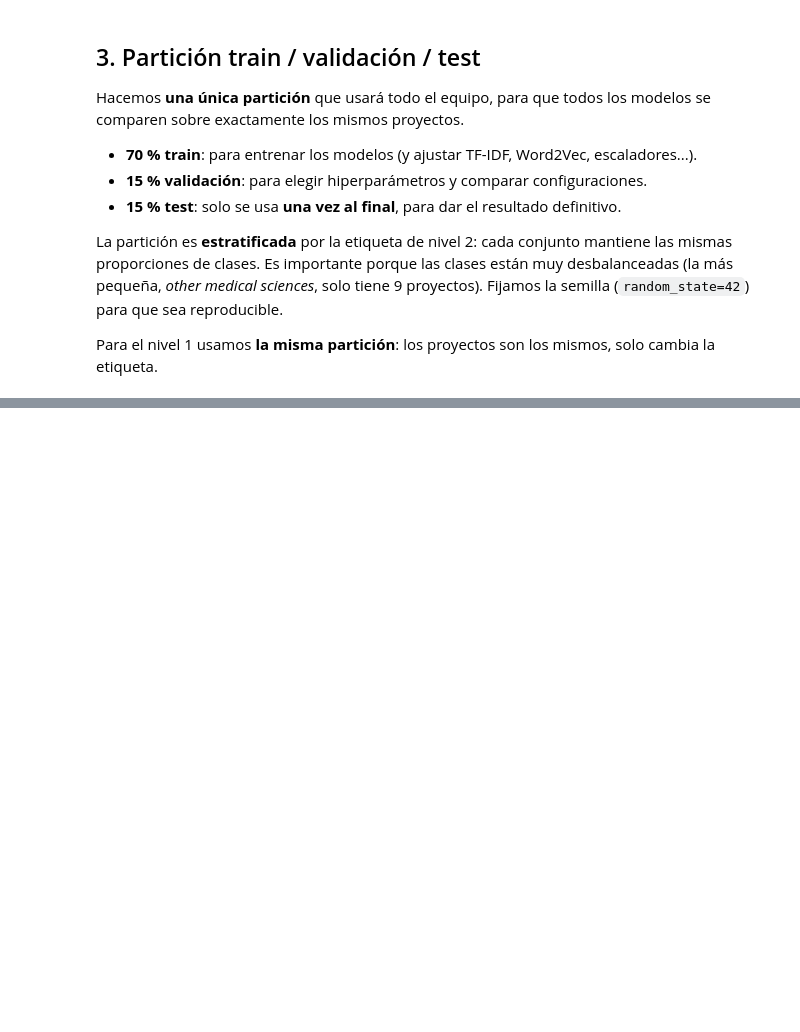
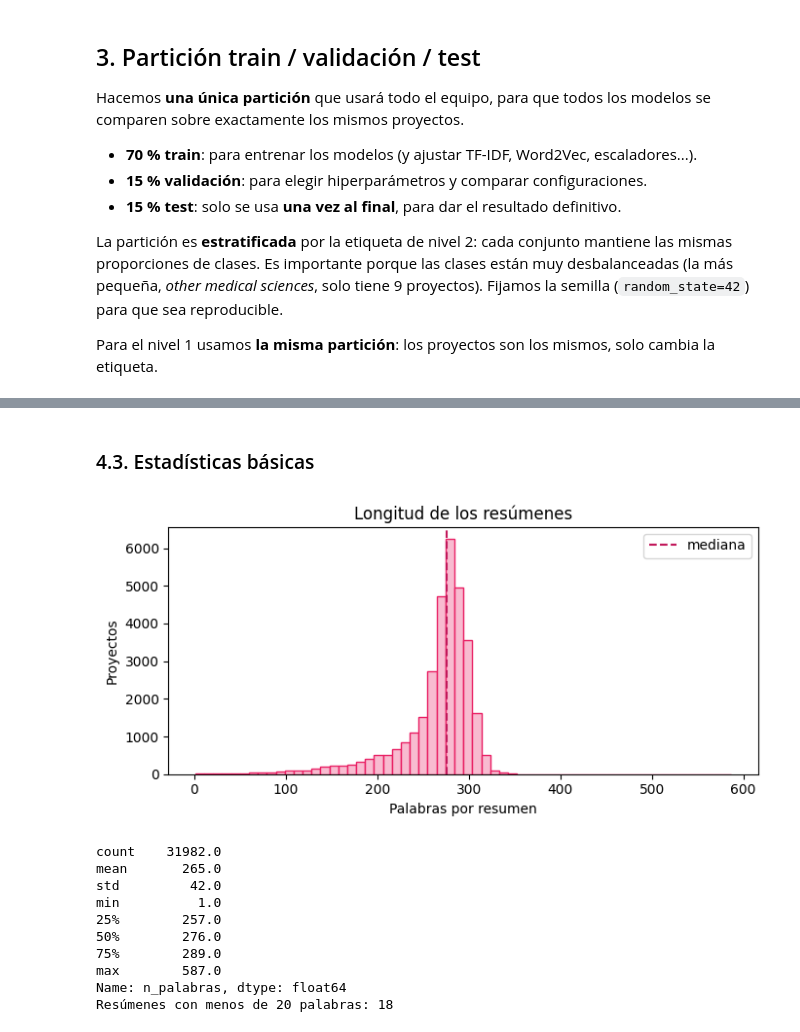
Before and after one commit to juliaaperz/cordis-h2020, a Jupyter notebook: notebooks/01_datos_eda.ipynb, the cells around one changed output, grey strips where cells are left out. Cells and saved outputs as stored; diff of their text form; code cells hidden in the pictures; blank space fills up the shorter version.

```diff
--- a/notebooks/01_datos_eda.ipynb
+++ b/notebooks/01_datos_eda.ipynb
@@ -194,0 +323,36 @@ particion["conjunto"].value_counts()
+# %% [markdown]
+### 4.3. Estadísticas básicas
+# %%
+# Longitud de los resúmenes en palabras
+datos["n_palabras"] = datos["summary"].str.split().str.len()
+
+plt.figure(figsize=(7, 3.5))
+plt.hist(datos["n_palabras"], bins=60, color="#f8bbd0", edgecolor="#e91e63")
+plt.axvline(datos["n_palabras"].median(), color="#c2185b", linestyle="--", label="mediana")
+plt.xlabel("Palabras por resumen")
+plt.ylabel("Proyectos")
+plt.legend()
+plt.title("Longitud de los resúmenes")
+plt.tight_layout()
+plt.savefig(RUTA_FIGURAS + "eda_longitud_resumenes.png", dpi=120)
+plt.show()
+
+print(datos["n_palabras"].describe().round(0))
+
+# Hay algunos resúmenes casi vacíos: los contamos (no los quitamos, son muy pocos)
+print(f"Resúmenes con menos de 20 palabras: {(datos['n_palabras'] < 20).sum()}")
+
+# Nota: BERT trabaja en tokens, no en palabras (una palabra puede dar varios tokens).
+# Cuántos resúmenes superan los 512 tokens se mide en el notebook 04 con el tokenizador.
+# %% [output]
+[figure, added]
+count    31982.0
+mean       265.0
+std         42.0
+min          1.0
+25%        257.0
+50%        276.0
+75%        289.0
+max        587.0
+Name: n_palabras, dtype: float64
+Resúmenes con menos de 20 palabras: 18
```
Also changed, not shown: parts of 20 cells of this notebook, 7 other files.
